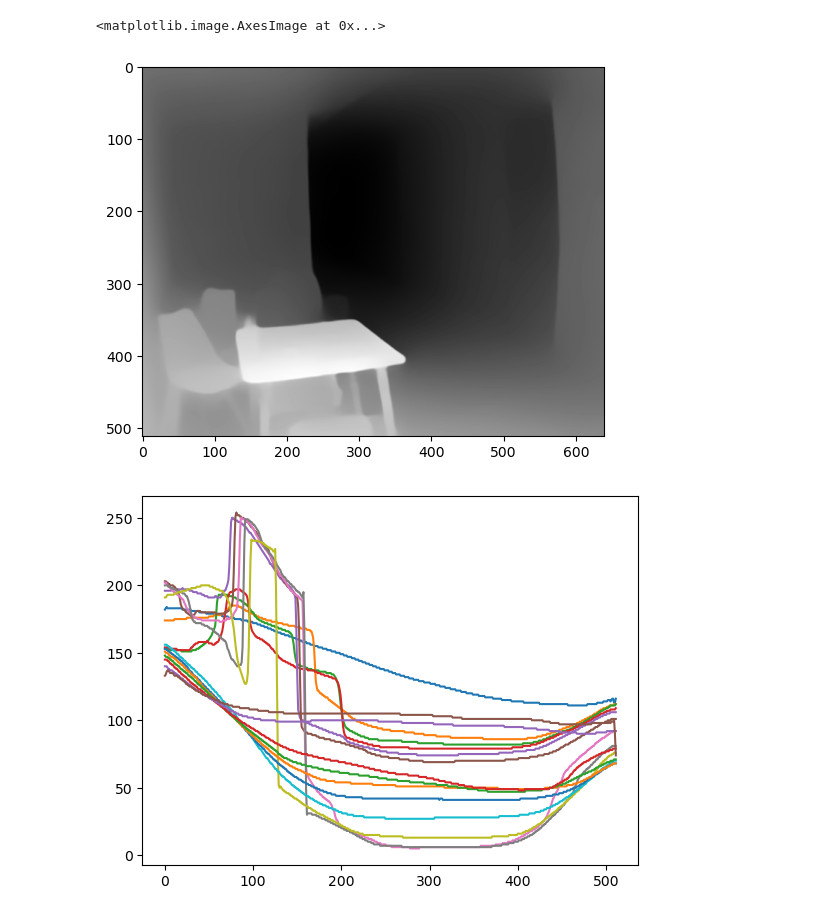
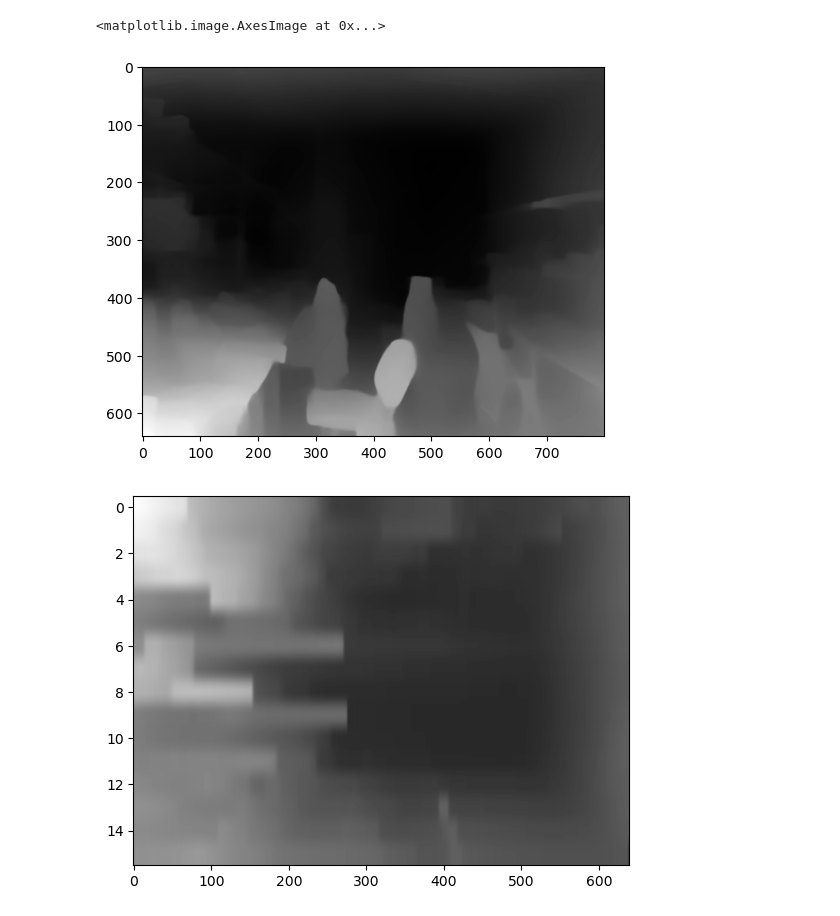
Before and after one commit to Duanyll/h750tts, a Jupyter notebook: server/utils/depth.ipynb, the cells around one changed output. Drawn from its saved outputs; the diff is of its cells as text; code cells hidden in the pictures.

```diff
--- a/server/utils/depth.ipynb
+++ b/server/utils/depth.ipynb
@@ -13,7 +14,7 @@ midas.eval()
 transforms = torch.hub.load('D:/source/MiDaS', 'transforms', source='local')
 transform = transforms.dpt_transform
 # %%
-image_path = "D:/Downloads/dcim/image15.jpg"
+image_path = "../screenshots/screenshot_1691724380.jpg"
 img = cv2.imread(image_path)
 img = cv2.cvtColor(img, cv2.COLOR_BGR2RGB)
 # Pad to times of kernel_size
@@ -22,3 +23,4 @@ kernel_size = w // 10
 h32 = (h + kernel_size - 1) // kernel_size * kernel_size
 w32 = (w + kernel_size - 1) // kernel_size * kernel_size
 img = cv2.resize(img, (w32, h32))
+plt.imshow(img)
@@ -50,12 +55,14 @@ out = (out).astype(np.uint8)
 plt.imshow(out, cmap='gray')
 # %% [output]
 <matplotlib.image.AxesImage at 0x...>
-[figure, old version]
+[figure, new version]
 # %%
 x = np.linspace(0, w - 1, 16, dtype=np.int64)
 sample_lines = rearrange(out[::-1, x], 'h c -> c h').astype(np.float32)
-for i in range(16):
-    plt.plot(sample_lines[i])
+
+colnorm = colors.Normalize(vmin=0, vmax=255)
+
+plt.imshow(sample_lines, cmap='gray', norm=colnorm, aspect='auto')
 plt.show()
 # %% [output]
-[figure, old version]
+[figure, new version]
```
Also changed, not shown: parts of 10 cells of this notebook, 6 other files.
